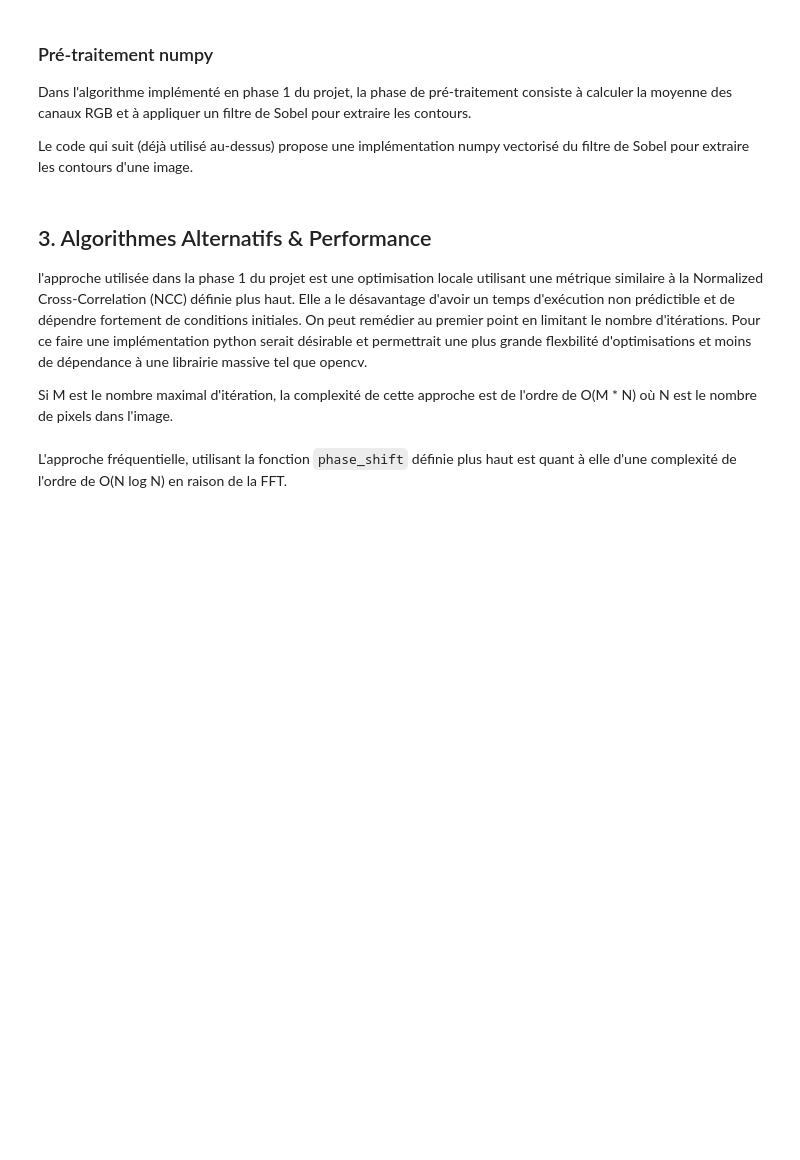
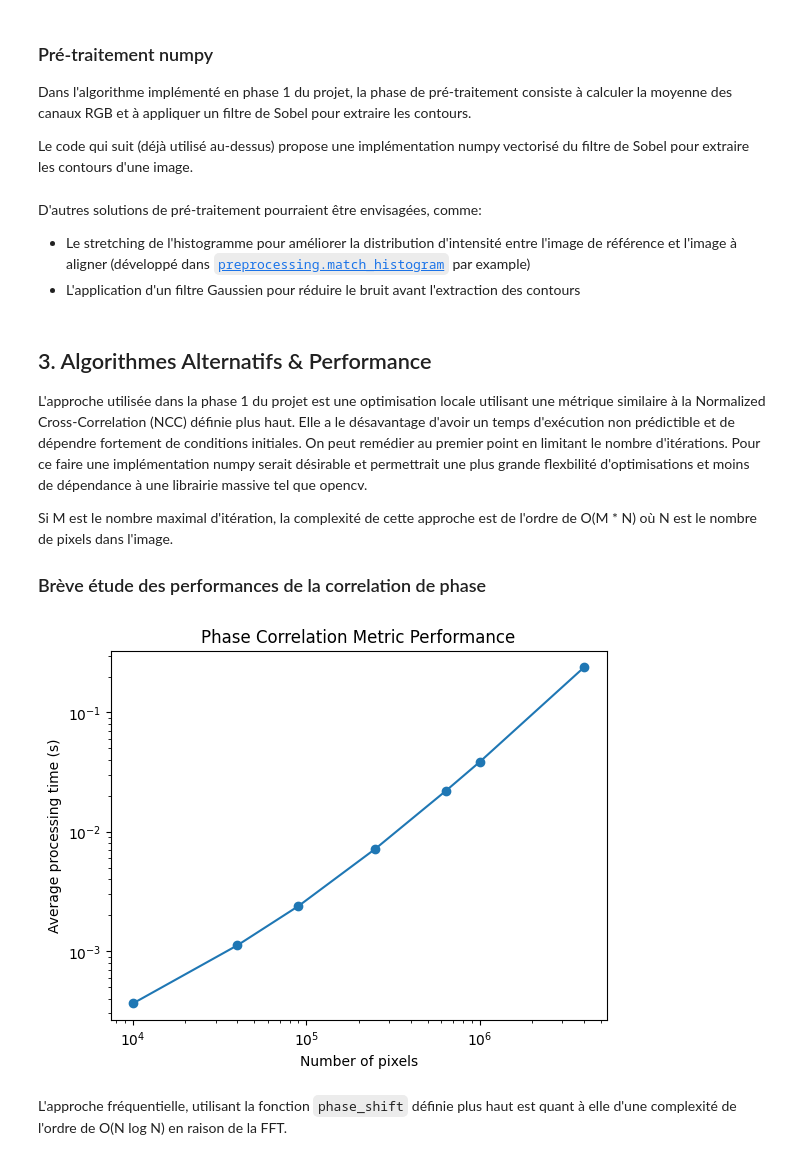
Before and after one commit to lgrcia/absens_demo, a Jupyter notebook: phase2.ipynb, the cells around one changed output. Cells and saved outputs as stored; diff of their text form; code cells hidden in the pictures; blank space fills up the shorter version.

```diff
--- a/phase2.ipynb
+++ b/phase2.ipynb
@@ -534,12 +536,41 @@ def sobel_fast(image: np.ndarray) -> np.ndarray:
     magnitude = np.sqrt(gx**2 + gy**2)
 
     return magnitude
+# %% [markdown]
+D'autres solutions de pré-traitement pourraient être envisagées, comme:
+- Le stretching de l'histogramme pour améliorer la distribution d'intensité entre l'image de référence et l'image à aligner (développé dans [`preprocessing.match_histogram`](./src/absens_demo/preprocessing.py) par example)
+- L'application d'un filtre Gaussien pour réduire le bruit avant l'extraction des contours
 # %% [markdown]
 ## 3. Algorithmes Alternatifs & Performance
 
-l'approche utilisée dans la phase 1 du projet est une optimisation locale utilisant une métrique similaire à la Normalized Cross-Correlation (NCC) définie plus haut. Elle a le désavantage d'avoir un temps d'exécution non prédictible et de dépendre fortement de conditions initiales. On peut remédier au premier point en limitant le nombre d'itérations. Pour ce faire une implémentation python serait désirable et permettrait une plus grande flexbilité d'optimisations et moins de dépendance à une librairie massive tel que opencv.
+L'approche utilisée dans la phase 1 du projet est une optimisation locale utilisant une métrique similaire à la Normalized Cross-Correlation (NCC) définie plus haut. Elle a le désavantage d'avoir un temps d'exécution non prédictible et de dépendre fortement de conditions initiales. On peut remédier au premier point en limitant le nombre d'itérations. Pour ce faire une implémentation numpy serait désirable et permettrait une plus grande flexbilité d'optimisations et moins de dépendance à une librairie massive tel que opencv.
 
 Si M est le nombre maximal d'itération, la complexité de cette approche est de l'ordre de O(M * N) où N est le nombre de pixels dans l'image.
+
+### Brève étude des performances de la correlation de phase
+# %%
+import time
+
+processing_time = {}
+images = [
+    np.random.rand(n, n).astype(np.uint8) for n in [100, 200, 300, 500, 800, 1000, 2000]
+]
+for im in tqdm(images):
+    N = im.shape[0] * im.shape[1]
+    tic = time.time()
+    for _ in range(10):
+        phase_correlation_metric(im, im)
+    toc = time.time()
+    processing_time[N] = (toc - tic) / 10
+# %%
+plt.plot(list(processing_time.keys()), list(processing_time.values()), marker="o")
+plt.xscale("log")
+plt.yscale("log")
+plt.xlabel("Number of pixels")
+plt.ylabel("Average processing time (s)")
+_ = plt.title("Phase Correlation Metric Performance")
+# %% [output]
+[figure, added]
 # %% [markdown]
 L'approche fréquentielle, utilisant la fonction `phase_shift` définie plus haut est quant à elle d'une complexité de l'ordre de O(N log N) en raison de la FFT.
 # %% [markdown]
```
Also changed, not shown: parts of 9 cells of this notebook.
